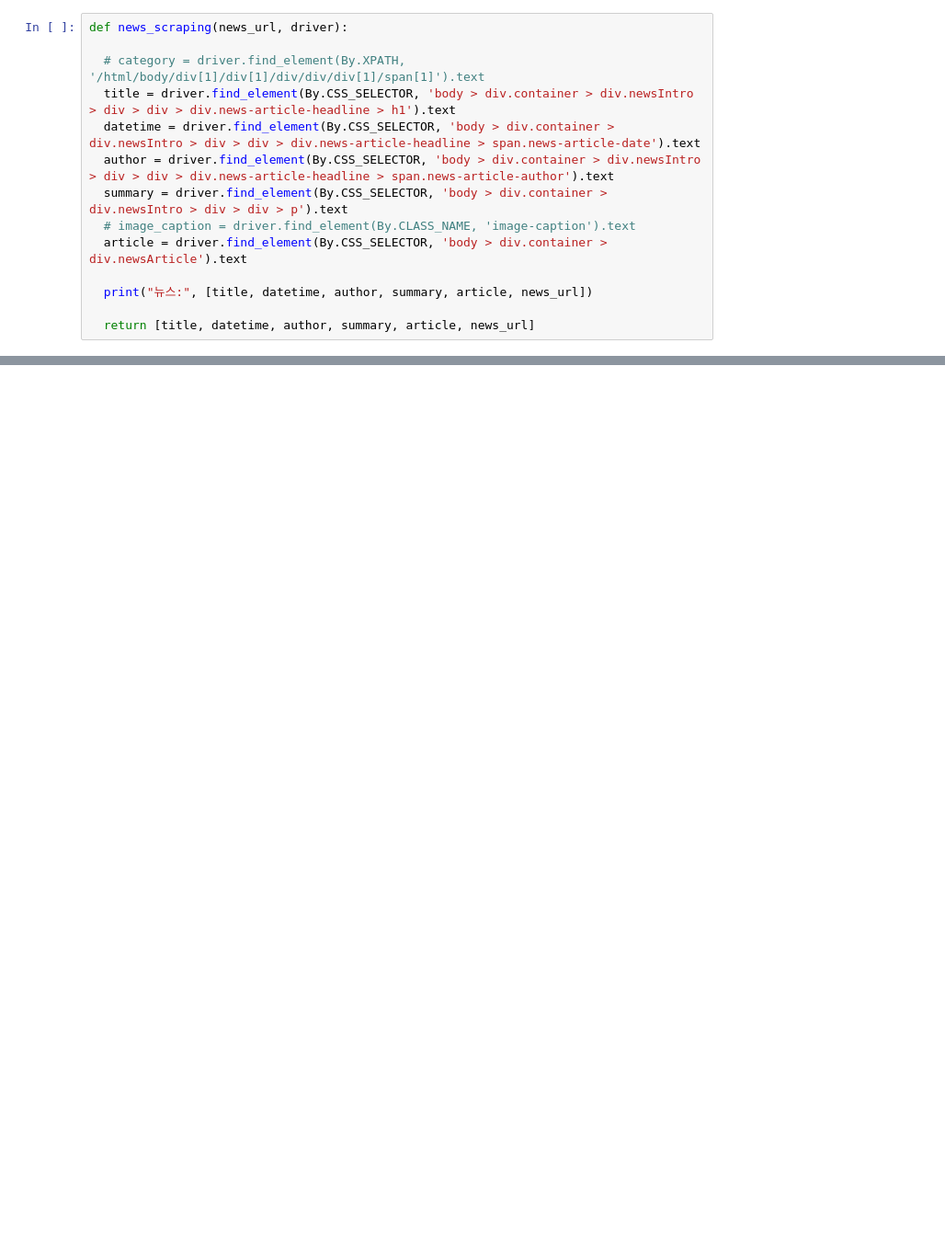
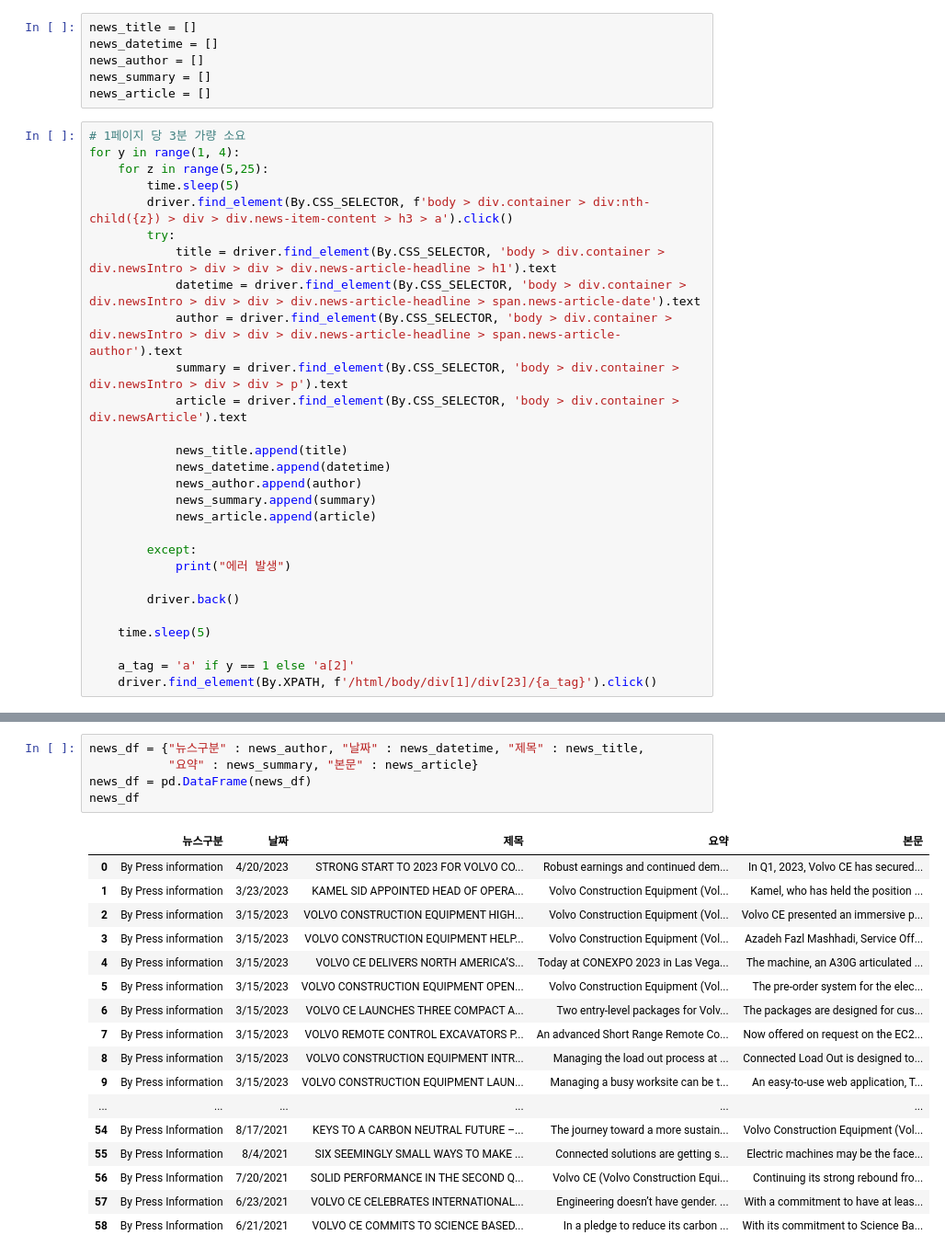
Before and after one commit to CE-MarketSensing/ConstructionEquipment, a Jupyter notebook: scrapping/Volvo.ipynb, the cells around one changed output, grey strips where cells are left out. Shown: that part at 92% size. Saved outputs shown, nothing was run; the diff lists cells and outputs as text; blank space fills up the shorter version.

Commit message:
[volvo] 기사 본문 스크래핑

```diff
--- a/scrapping/Volvo.ipynb
+++ b/scrapping/Volvo.ipynb
@@ -287,14 +23,34 @@ newslists_df
+# %%
+news_title = []
+news_datetime = []
+news_author = []
+news_summary = []
+news_article = []
 # %%
-def news_scraping(news_url, driver):
+# 1페이지 당 3분 가량 소요
+for y in range(1, 4):
+    for z in range(5,25):
+        time.sleep(5)
+        driver.find_element(By.CSS_SELECTOR, f'body > div.container > div:nth-child({z}) > div > div.news-item-content > h3 > a').click()
+        try:
+            title = driver.find_element(By.CSS_SELECTOR, 'body > div.container > div.newsIntro > div > div > div.news-article-headline > h1').text
+            datetime = driver.find_element(By.CSS_SELECTOR, 'body > div.container > div.newsIntro > div > div > div.news-article-headline > span.news-article-date').text
+            author = driver.find_element(By.CSS_SELECTOR, 'body > div.container > div.newsIntro > div > div > div.news-article-headline > span.news-article-author').text
+            summary = driver.find_element(By.CSS_SELECTOR, 'body > div.container > div.newsIntro > div > div > p').text
+            article = driver.find_element(By.CSS_SELECTOR, 'body > div.container > div.newsArticle').text
 
-  # category = driver.find_element(By.XPATH, '/html/body/div[1]/div[1]/div/div/div[1]/span[1]').text
-  title = driver.find_element(By.CSS_SELECTOR, 'body > div.container > div.newsIntro > div > div > div.news-article-headline > h1').text
-  datetime = driver.find_element(By.CSS_SELECTOR, 'body > div.container > div.newsIntro > div > div > div.news-article-headline > span.news-article-date').text
-  author = driver.find_element(By.CSS_SELECTOR, 'body > div.container > div.newsIntro > div > div > div.news-article-headline > span.news-article-author').text
-  summary = driver.find_element(By.CSS_SELECTOR, 'body > div.container > div.newsIntro > div > div > p').text
-  # image_caption = driver.find_element(By.CLASS_NAME, 'image-caption').text
-  article = driver.find_element(By.CSS_SELECTOR, 'body > div.container > div.newsArticle').text
+            news_title.append(title)
+            news_datetime.append(datetime)
+            news_author.append(author)
+            news_summary.append(summary)
+            news_article.append(article)
 
-  print("뉴스:", [title, datetime, author, summary, article, news_url])
+        except:
+            print("에러 발생")
 
-  return [title, datetime, author, summary, article, news_url]
+        driver.back()
+
+    time.sleep(5)
+
+    a_tag = 'a' if y == 1 else 'a[2]'
+    driver.find_element(By.XPATH, f'/html/body/div[1]/div[23]/{a_tag}').click()
@@ -326,0 +59,23 @@ news_df
+# %%
+news_df = {"뉴스구분" : news_author, "날짜" : news_datetime, "제목" : news_title,
+           "요약" : news_summary, "본문" : news_article}
+news_df = pd.DataFrame(news_df)
+news_df
+# %% [output]
+|  | 뉴스구분 | 날짜 | 제목 | 요약 | 본문 |
+| 0 | By Press information | 4/20/2023 | STRONG START TO 2023 FOR VOLVO CO... | Robust earnings and continued dem... | In Q1, 2023, Volvo CE has secured... |
+| 1 | By Press information | 3/23/2023 | KAMEL SID APPOINTED HEAD OF OPERA... | Volvo Construction Equipment (Vol... | Kamel, who has held the position ... |
+| 2 | By Press information | 3/15/2023 | VOLVO CONSTRUCTION EQUIPMENT HIGH... | Volvo Construction Equipment (Vol... | Volvo CE presented an immersive p... |
+| 3 | By Press information | 3/15/2023 | VOLVO CONSTRUCTION EQUIPMENT HELP... | Volvo Construction Equipment (Vol... | Azadeh Fazl Mashhadi, Service Off... |
+| 4 | By Press information | 3/15/2023 | VOLVO CE DELIVERS NORTH AMERICA’S... | Today at CONEXPO 2023 in Las Vega... | The machine, an A30G articulated ... |
+| 5 | By Press information | 3/15/2023 | VOLVO CONSTRUCTION EQUIPMENT OPEN... | Volvo Construction Equipment (Vol... | The pre-order system for the elec... |
+| 6 | By Press information | 3/15/2023 | VOLVO CE LAUNCHES THREE COMPACT A... | Two entry-level packages for Volv... | The packages are designed for cus... |
+| 7 | By Press information | 3/15/2023 | VOLVO REMOTE CONTROL EXCAVATORS P... | An advanced Short Range Remote Co... | Now offered on request on the EC2... |
+| 8 | By Press information | 3/15/2023 | VOLVO CONSTRUCTION EQUIPMENT INTR... | Managing the load out process at ... | Connected Load Out is designed to... |
+| 9 | By Press information | 3/15/2023 | VOLVO CONSTRUCTION EQUIPMENT LAUN... | Managing a busy worksite can be t... | An easy-to-use web application, T... |
+| ... | ... | ... | ... | ... | ... |
+| 54 | By Press Information | 8/17/2021 | KEYS TO A CARBON NEUTRAL FUTURE –... | The journey toward a more sustain... | Volvo Construction Equipment (Vol... |
+| 55 | By Press Information | 8/4/2021 | SIX SEEMINGLY SMALL WAYS TO MAKE ... | Connected solutions are getting s... | Electric machines may be the face... |
+| 56 | By Press Information | 7/20/2021 | SOLID PERFORMANCE IN THE SECOND Q... | Volvo CE (Volvo Construction Equi... | Continuing its strong rebound fro... |
+| 57 | By Press Information | 6/23/2021 | VOLVO CE CELEBRATES INTERNATIONAL... | Engineering doesn’t have gender. ... | With a commitment to have at leas... |
+| 58 | By Press Information | 6/21/2021 | VOLVO CE COMMITS TO SCIENCE BASED... | In a pledge to reduce its carbon ... | With its commitment to Science Ba... |
```
Also changed, not shown: parts of 27 cells of this notebook, 1 other file.
